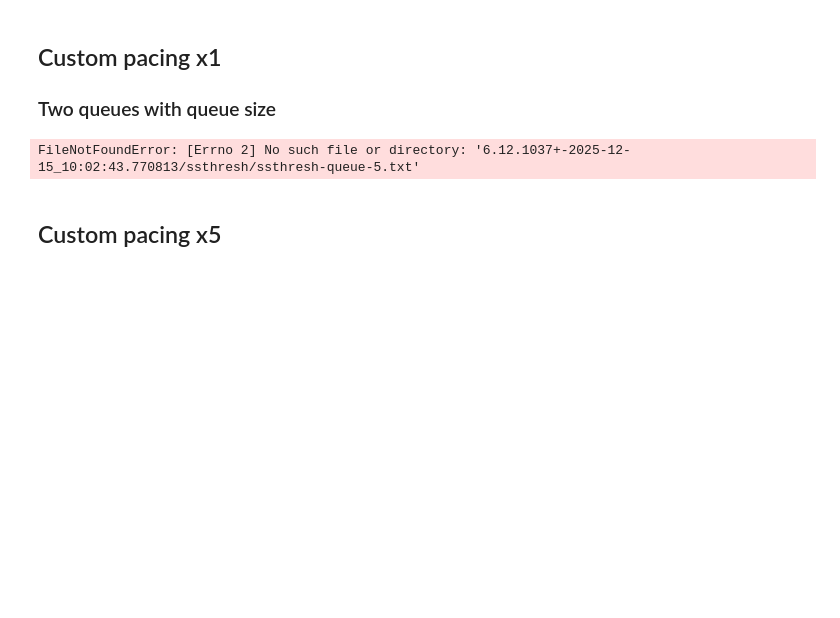
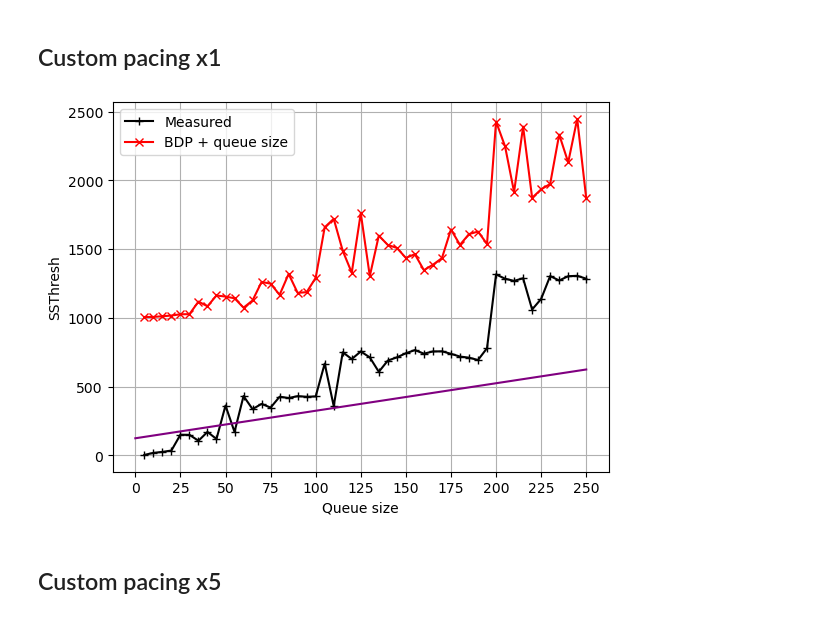
Before and after one commit to StianHaSu/TCP-Pacing-Notebooks, a Jupyter notebook: experiments/ssthresh_saturation/notebook.ipynb, the cells around one changed output. Drawn from its saved outputs; the diff is of its cells as text; code cells hidden in the pictures; blank space fills up the shorter version.

```diff
--- a/experiments/ssthresh_saturation/notebook.ipynb
+++ b/experiments/ssthresh_saturation/notebook.ipynb
@@ -1,14 +1,13 @@
 # %% [markdown]
 ## Custom pacing x1
-### Two queues with queue size
 # %%
-from data_preperation import get_queue_and_ssthresh
+from data_preperation import get_queue_ssthresh_rtt, get_last_queue_ssthresh_rtt
 from plotting import plot_ssthresh_and_queue_size
 
-queue, ssthresh = get_queue_and_ssthresh("6.12.1037+-2025-12-15_10:02:43.770813")
-plot_ssthresh_and_queue_size(queue, ssthresh)
+queue, ssthresh, rtts = get_last_queue_ssthresh_rtt("6.12.1037+-2025-12-15_19:58:52.923656")
+plot_ssthresh_and_queue_size(queue, ssthresh, rtts)
 # %% [output]
-FileNotFoundError: [Errno 2] No such file or directory: '6.12.1037+-2025-12-15_10:02:43.770813/ssthresh/ssthresh-queue-5.txt'
+[figure, added]
 # %% [markdown]
 ## Custom pacing x5
 # %%
```
Also changed, not shown: parts of 11 cells of this notebook, 9 other files.
